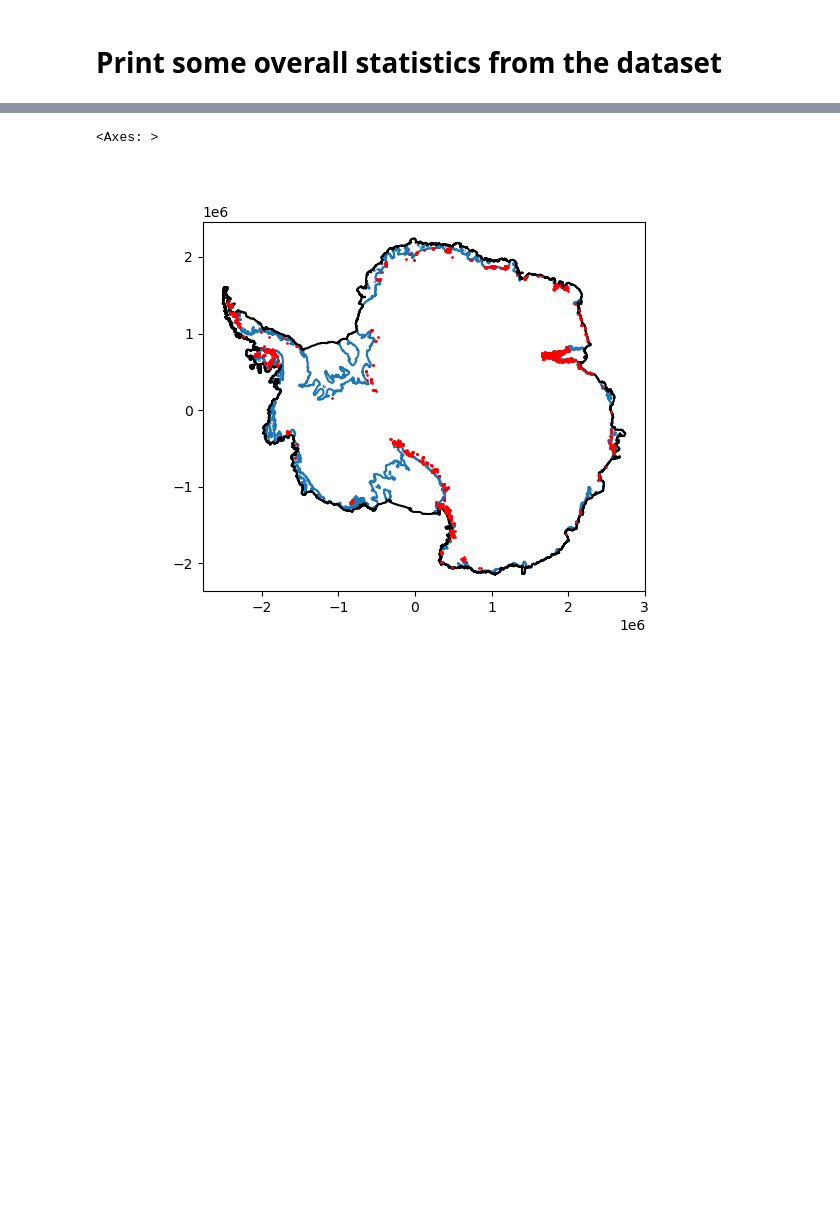
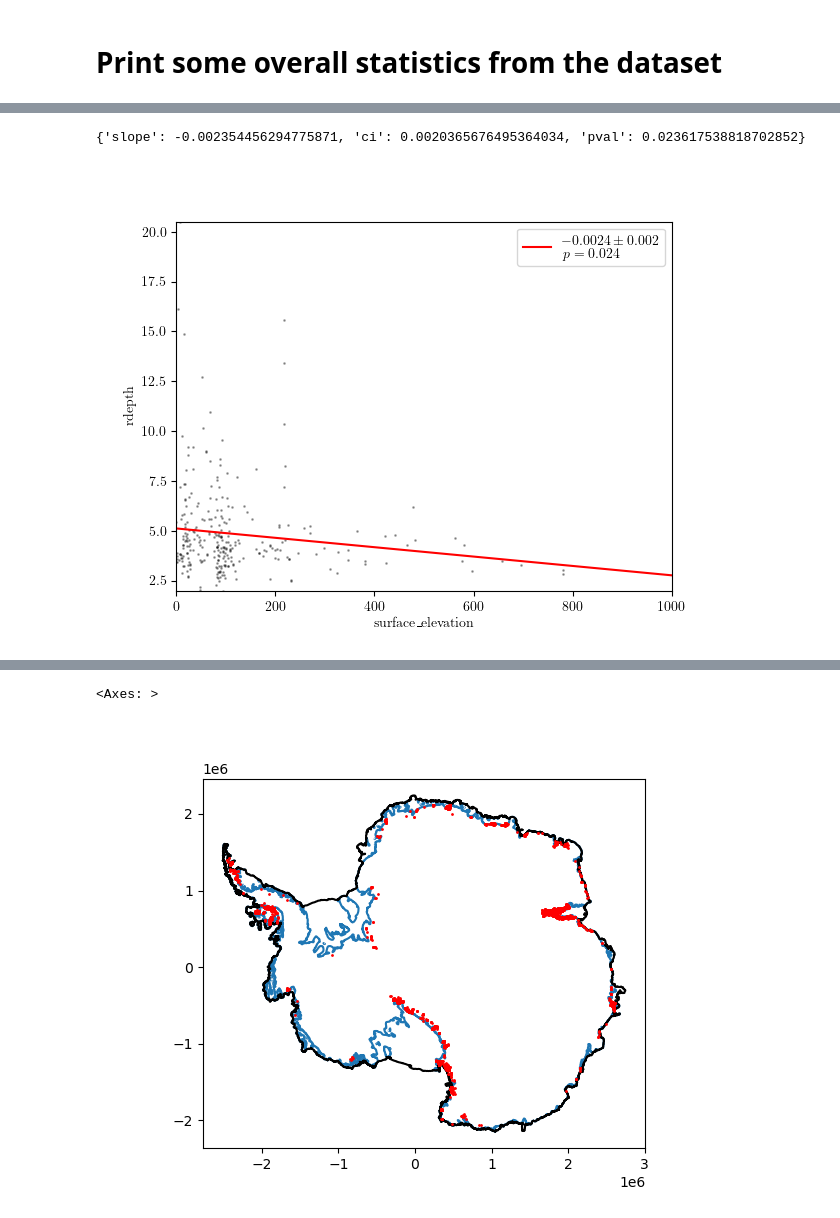
Before and after one commit to fliphilipp/antarctica-supraglacial-lake-depths-figures, a Jupyter notebook: 02-stats.ipynb, the cells around one changed output, grey strips where cells are left out. Cells and saved outputs as stored; diff of their text form; code cells hidden in the pictures; blank space fills up the shorter version.

```diff
--- a/02-stats.ipynb
+++ b/02-stats.ipynb
@@ -128,0 +877,11 @@ mean date: Jan 21
+# %%
+x = 'surface_elevation'
+y = 'rdepth'
+dffit = gdfg[gdfg.rdepth>0].copy()
+dffit = get_grouped_quantiles(dffit, x, y, quantile=0.9, group_size=15)
+fig, ax = plt.subplots()
+parms, preds = get_model(dffit, x, y, xlim=(0,1000), ylim=None, ax=ax);
+print(parms)
+# %% [output]
+{'slope': -0.002354456294775871, 'ci': 0.0020365676495364034, 'pval': 0.023617538818702852}
+[figure, added]
```
Also changed, not shown: parts of 23 cells of this notebook, 6 other files.
